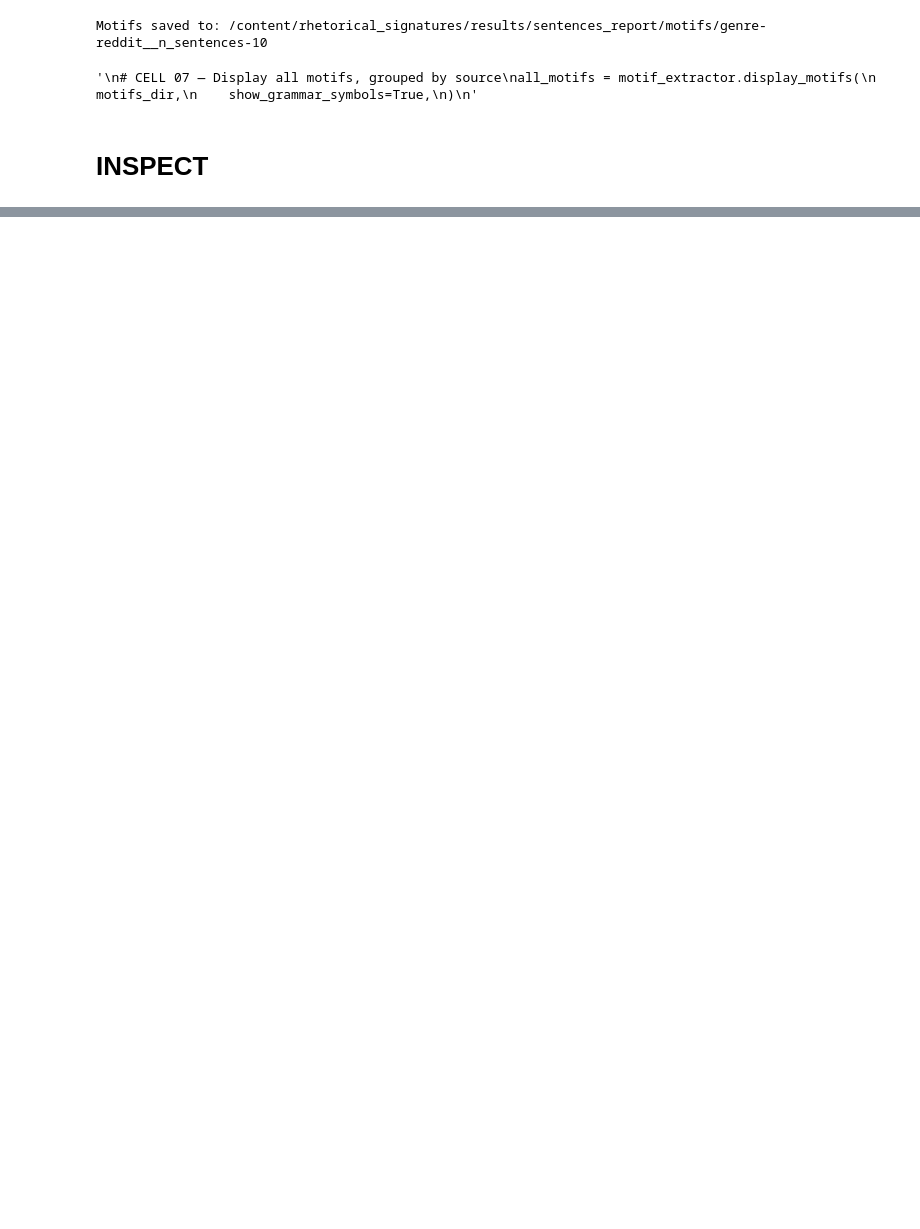
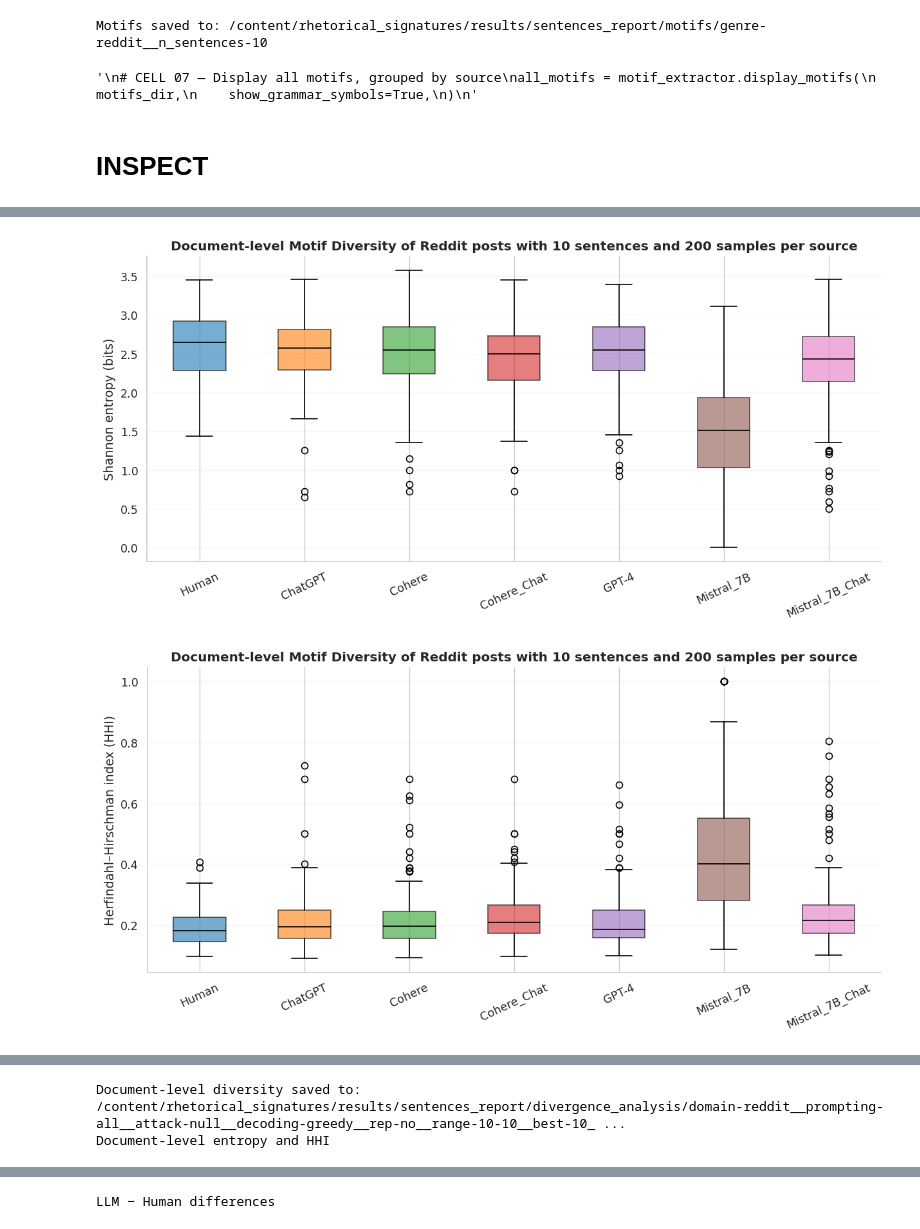
Before and after one commit to martalombardi/rhetorical_signatures, a Jupyter notebook: reddit_posts.ipynb, the cells around one changed output, grey strips where cells are left out. Cells and saved outputs as stored; diff of their text form; code cells hidden in the pictures; blank space fills up the shorter version.

```diff
--- a/reddit_posts.ipynb
+++ b/reddit_posts.ipynb
@@ -512,0 +698,32 @@ all_motifs = motif_extractor.display_motifs(
+# %%
+
+# ============================================================
+# CELL 09 — Document-level motif diversity
+# ============================================================
+
+diversity_dir, diversity_results = (
+    diversity_analyzer.analyze_motif_diversity(
+        divergence_dir=divergence_dir,
+        genre=COMPRESSION_GENRE,
+        n_sentences=COMPRESSION_N_SENTENCES,
+        human_source="Human",
+        n_boot=10000,
+        confidence=0.95,
+        seed=42,
+        rebuild=False,
+        show=True,
+    )
+)
+
+print("Document-level entropy and HHI")
+display(
+    diversity_results["motif_diversity_summary"].round(4)
+)
+
+print("LLM − Human differences")
+display(
+    diversity_results["motif_diversity_deltas"].round(4)
+)
+# %% [output]
+[figure, added]
+[figure, added]
@@ -512,0 +731,2 @@ all_motifs = motif_extractor.display_motifs(
+Document-level diversity saved to: /content/rhetorical_signatures/results/sentences_report/divergence_analysis/domain-reddit__prompting-all__attack-null__decoding-greedy__rep-no__range-10-10__best-10_ ...
+Document-level entropy and HHI
@@ -512,0 +748 @@ all_motifs = motif_extractor.display_motifs(
+LLM − Human differences
```
Also changed, not shown: parts of 7 cells of this notebook.
